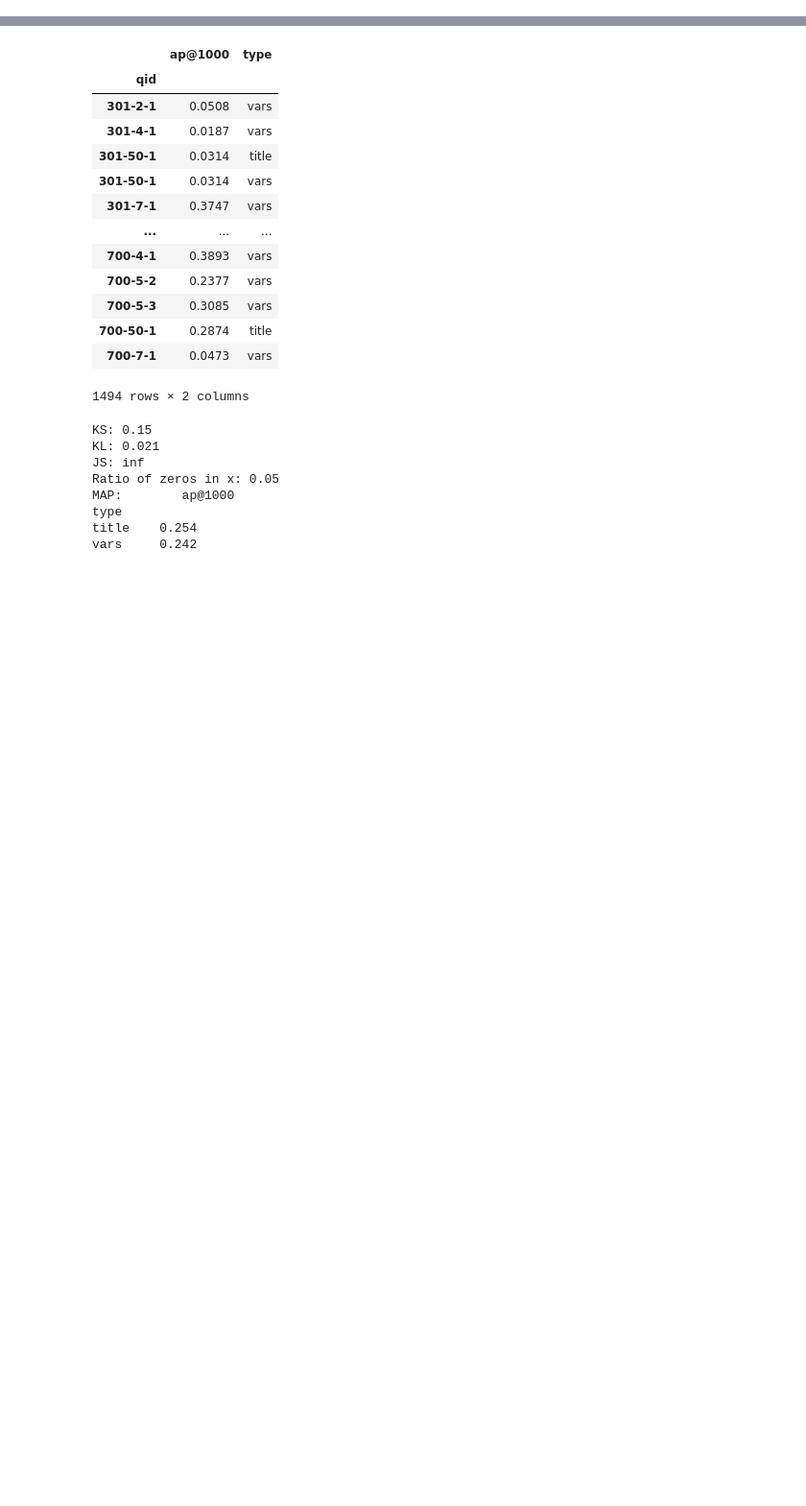
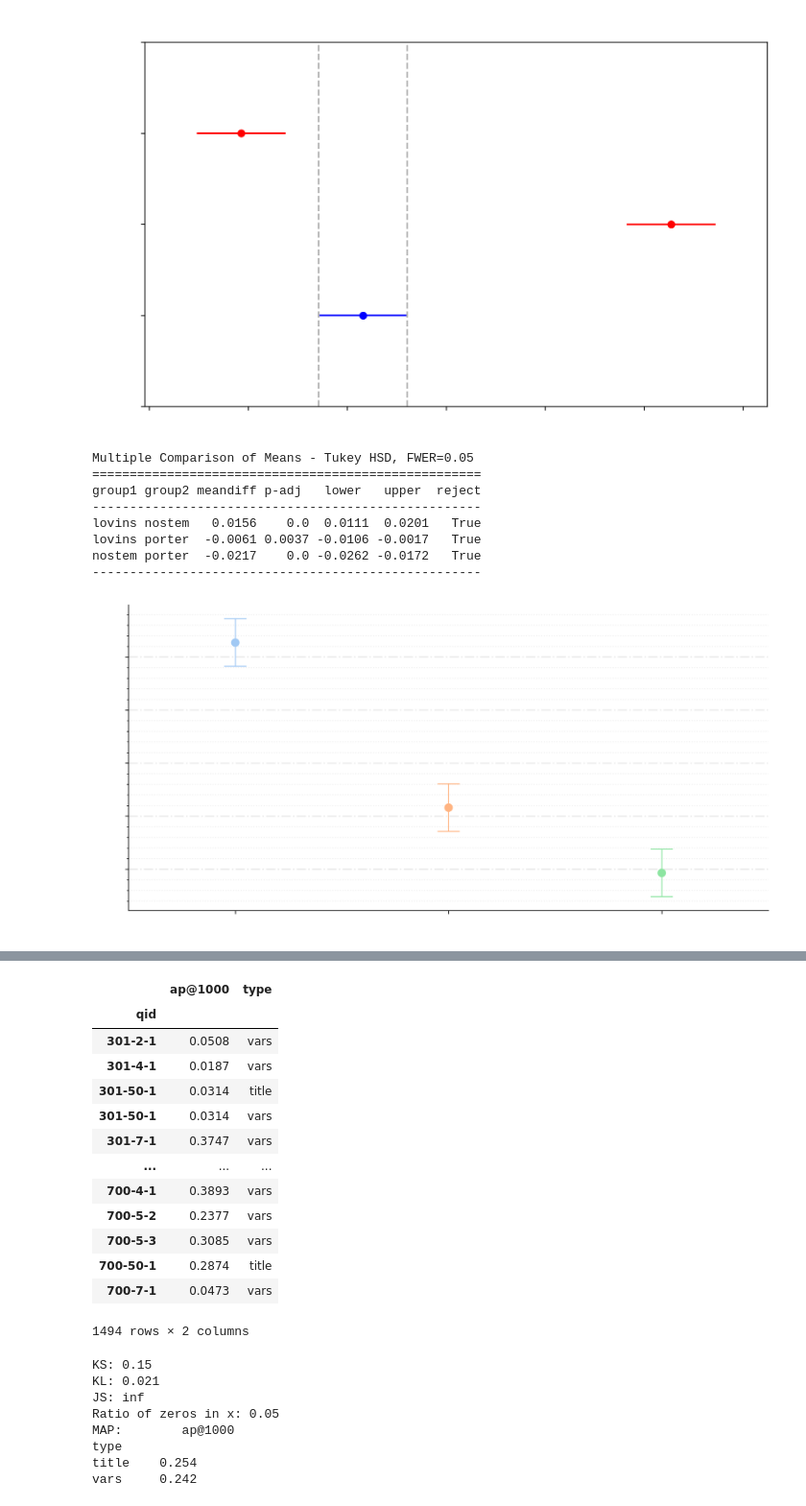
Before and after one commit to Zendelo/cs-qpp, a Jupyter notebook: SARE-plots.ipynb, the cells around one changed output, grey strips where cells are left out. Shown at 96% size. Saved outputs shown, nothing was run; the diff lists cells and outputs as text; code cells hidden in the pictures; blank space fills up the shorter version.

Commit message:
generate tukeys HSD plots

```diff
--- a/SARE-plots.ipynb
+++ b/SARE-plots.ipynb
@@ -131,3 +131,58 @@ plt.rcParams.update(thesis_fmt)
 # plt.rc('legend', fontsize=SMALL_SIZE)    # legend fontsize
 # plt.rc('figure', titlesize=BIGGER_SIZE)  #
 plt.close()
+# %%
+def plot_tukeys_hsd(tukey, file_name='sare_title_tukey.pdf', save_fig=False):
+    tukey_means = tukey._multicomp.groupstats.groupmean
+    minrange = [tukey_means[i] - tukey.halfwidths[i] for i in range(len(tukey_means))]
+    maxrange = [tukey_means[i] + tukey.halfwidths[i] for i in range(len(tukey_means))]
+
+    tukey_universal_cis_df = pd.DataFrame(columns=['mean', 'min', 'max'], index=tukey._multicomp.groupsunique,
+                                          data=np.array([tukey_means, minrange, maxrange]).T)
+
+    _df = tukey_universal_cis_df.melt(ignore_index=False, value_vars=['min', 'max']).reset_index().replace(PlotNames)
+    capsize = 0.1
+    order = tukey_universal_cis_df.sort_values(by='mean', ascending=False).index
+    ax = sns.pointplot(data=_df, y='value', x='index', join=False, errorbar=('pi', 100), order=order, errwidth=1,
+                       capsize=capsize, palette='pastel', scale=1)
+
+    sns.despine(right=True, top=True)
+
+    ax.yaxis.set_minor_locator(tck.AutoMinorLocator())
+    ax.grid(visible=True, which='major', axis='y', color='#E5E5E5', linestyle='-.', zorder=0, linewidth=1.5,
+            alpha=0.8)
+    ax.grid(visible=True, which='minor', axis='y', color='#E5E5E5', linestyle=':', zorder=1, linewidth=1, alpha=0.6)
+
+    plt.setp(ax.lines, zorder=100)
+    plt.setp(ax.collections, zorder=100)
+
+    ax.set_ylabel(None)
+    ax.set_xlabel(None)
+    # plt.xticks(rotation=45)
+
+    plt.tight_layout()
+    if save_fig:
+        plt.savefig(file_name, dpi=300, bbox_inches='tight')
+    plt.show()
+# %%
+# plt.rcParams.update(plt.rcParamsDefault)
+plt.rcParams.update(thesis_fmt)
+
+predictors_comp = pd.read_pickle('data/thesis/all_systems_title_queries_predictions-ap_diff_df.pkl')
+tukey_stemmers = pairwise_tukeyhsd(endog=predictors_comp['value'], groups=predictors_comp['stemmer'], alpha=0.05)
+tukey_res_df = pd.DataFrame(data=tukey_stemmers._results_table.data[1:], columns=tukey_stemmers._results_table.data[0])
+tukey_stemmers.plot_simultaneous(comparison_name='lovins')
+plt.show()
+print(tukey_stemmers.summary())
+plot_tukeys_hsd(tukey_stemmers, file_name='sare_title_tukey_stemmers.pdf', save_fig=True)
+# %% [output]
+[figure, added]
+Multiple Comparison of Means - Tukey HSD, FWER=0.05
+====================================================
+group1 group2 meandiff p-adj   lower   upper  reject
+----------------------------------------------------
+lovins nostem   0.0156    0.0  0.0111  0.0201   True
+lovins porter  -0.0061 0.0037 -0.0106 -0.0017   True
+nostem porter  -0.0217    0.0 -0.0262 -0.0172   True
+----------------------------------------------------
+[figure, added]
```
Also changed, not shown: parts of 4 cells of this notebook.
